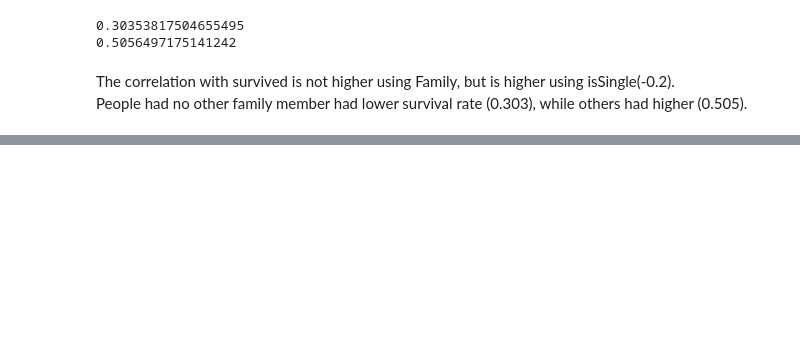
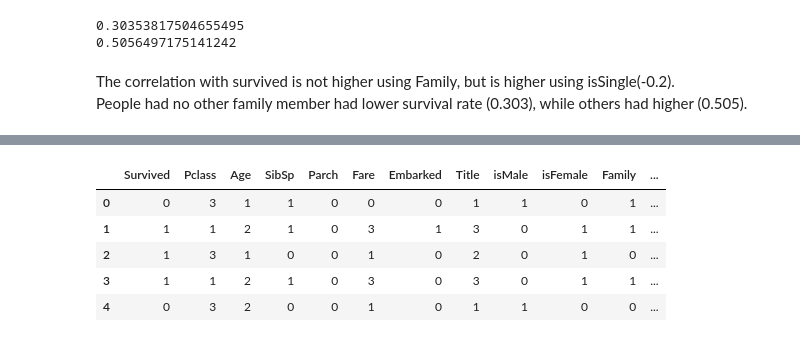
Before and after one commit to looksgreat/NYCU-AI-Spring-2021, a Jupyter notebook: main.ipynb, the cells around one changed output, grey strips where cells are left out. Drawn from its saved outputs; the diff is of its cells as text; code cells hidden in the pictures; blank space fills up the shorter version.

```diff
--- a/main.ipynb
+++ b/main.ipynb
@@ -391,0 +379,44 @@ train_data.head()
+# %%
+guess_ages = np.zeros((9,3))
+for dataset in combine:
+    for i in range(0, 9):
+        for j in range(0, 3):
+            guess_df = dataset[(dataset['SibSp'] == i) & (dataset['Pclass'] == j+1)]['Age'].dropna()
+            age_guess = guess_df.median()
+            if np.isnan(age_guess):
+                continue
+            guess_ages[i,j] = int( age_guess/0.5 + 0.5 ) * 0.5
+    for i in range(0, 9):
+        for j in range(0, 3):
+            dataset.loc[ (dataset.Age.isnull()) & (dataset.SibSp == i) & (dataset.Pclass == j+1),'Age'] = guess_ages[i,j]
+    dataset['Age'] = dataset['Age'].astype(int)
+for dataset in combine:
+    dataset.loc[ dataset['Age'] <= 16, 'Age'] = 0
+    dataset.loc[(dataset['Age'] > 16) & (dataset['Age'] <= 32), 'Age'] = 1
+    dataset.loc[(dataset['Age'] > 32) & (dataset['Age'] <= 48), 'Age'] = 2
+    dataset.loc[(dataset['Age'] > 48) & (dataset['Age'] <= 64), 'Age'] = 3
+    dataset.loc[ dataset['Age'] > 64, 'Age'] = 4
+combine = [train_data, test_data]
+# %%
+train_data['Embarked'] = train_data['Embarked'].map( {'S': 0, 'C': 1, 'Q': 2} ).astype(int)
+test_data['Embarked'] = test_data['Embarked'].map( {'S': 0, 'C': 1, 'Q': 2} ).astype(int)
+train_data = train_data.drop(['Sex'], axis=1)
+test_data = test_data.drop(['Sex'], axis=1)
+combine = [train_data, test_data]
+# %%
+for dataset in combine:
+    dataset['Fare'].fillna(dataset['Fare'].dropna().median(), inplace=True)
+    dataset.loc[ dataset['Fare'] <= 7.91, 'Fare'] = 0
+    dataset.loc[(dataset['Fare'] > 7.91) & (dataset['Fare'] <= 14.454), 'Fare'] = 1
+    dataset.loc[(dataset['Fare'] > 14.454) & (dataset['Fare'] <= 31), 'Fare']   = 2
+    dataset.loc[ dataset['Fare'] > 31, 'Fare'] = 3
+    dataset['Fare'] = dataset['Fare'].astype(int)
+combine = [train_data, test_data]
+train_data.head()
+# %% [output]
+|  | Survived | Pclass | Age | SibSp | Parch | Fare | Embarked | Title | isMale | isFemale | Family | ... |
+| 0 | 0 | 3 | 1 | 1 | 0 | 0 | 0 | 1 | 1 | 0 | 1 | ... |
+| 1 | 1 | 1 | 2 | 1 | 0 | 3 | 1 | 3 | 0 | 1 | 1 | ... |
+| 2 | 1 | 3 | 1 | 0 | 0 | 1 | 0 | 2 | 0 | 1 | 0 | ... |
+| 3 | 1 | 1 | 2 | 1 | 0 | 3 | 0 | 3 | 0 | 1 | 1 | ... |
+| 4 | 0 | 3 | 2 | 0 | 0 | 1 | 0 | 1 | 1 | 0 | 0 | ... |
```
Also changed, not shown: parts of 9 cells of this notebook.
